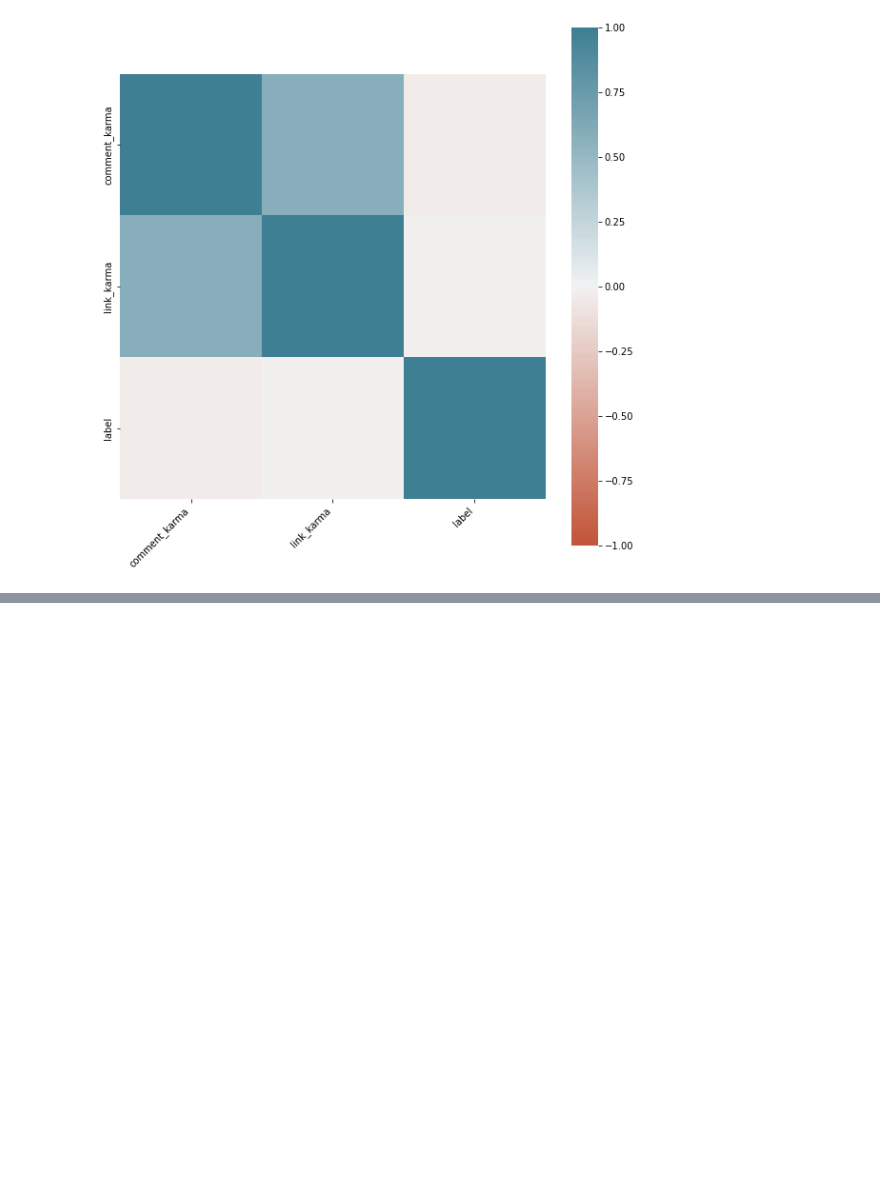
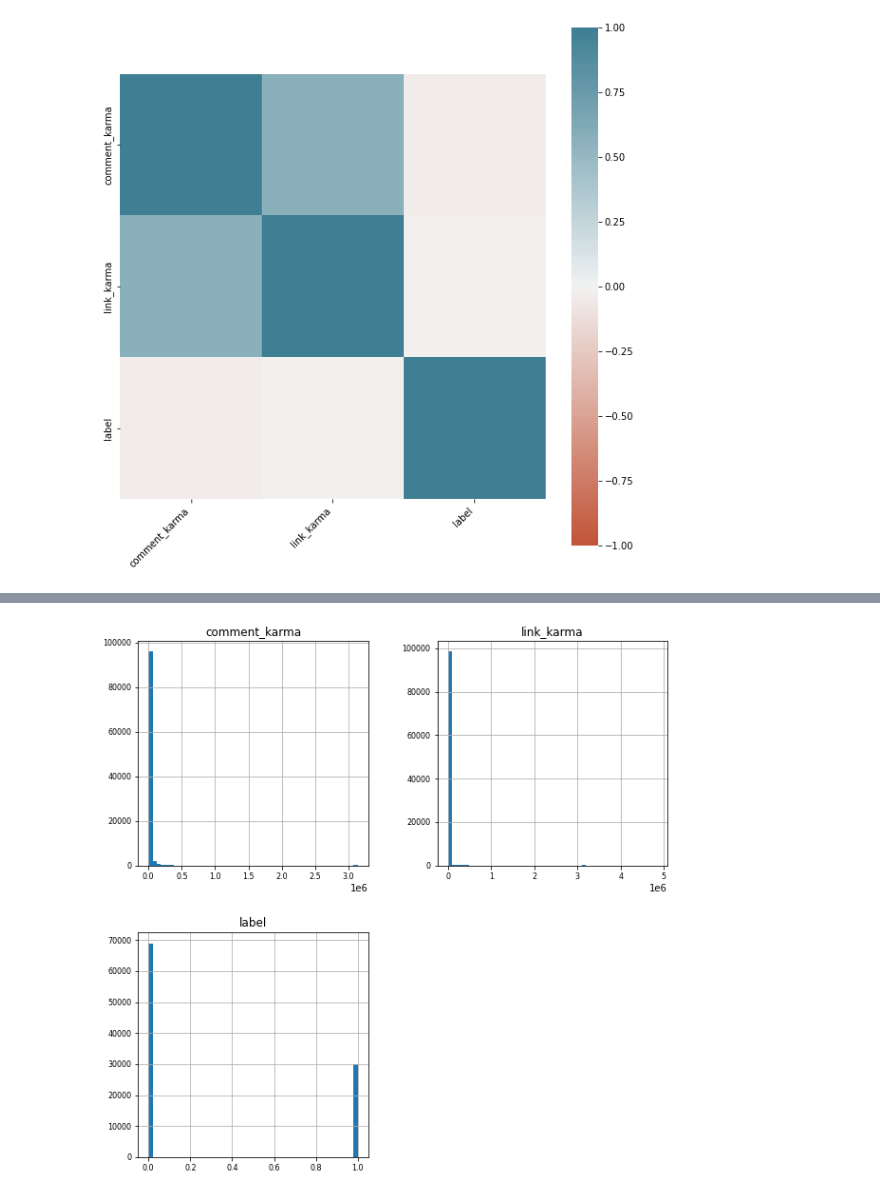
Before and after one commit to RemiHurstel/scam-prediction-on-Reddit, a Jupyter notebook: visualization.ipynb, the cells around one changed output, grey strips where cells are left out. Saved outputs shown, nothing was run; the diff lists cells and outputs as text; code cells hidden in the pictures; blank space fills up the shorter version.

```diff
--- a/visualization.ipynb
+++ b/visualization.ipynb
@@ -217,0 +219,5 @@ ax.set_xticklabels(
+# %%
+data_train.hist(figsize=(10, 10), bins = 50, xlabelsize=8, ylabelsize=8)
+plt.show()
+# %% [output]
+[figure, added]
```
Also changed, not shown: parts of 21 cells of this notebook.
